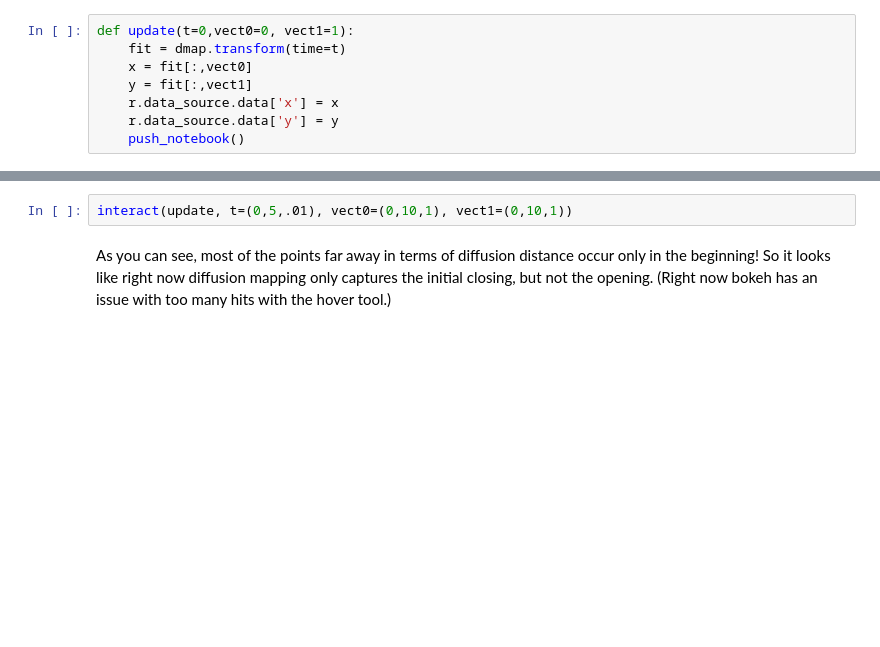
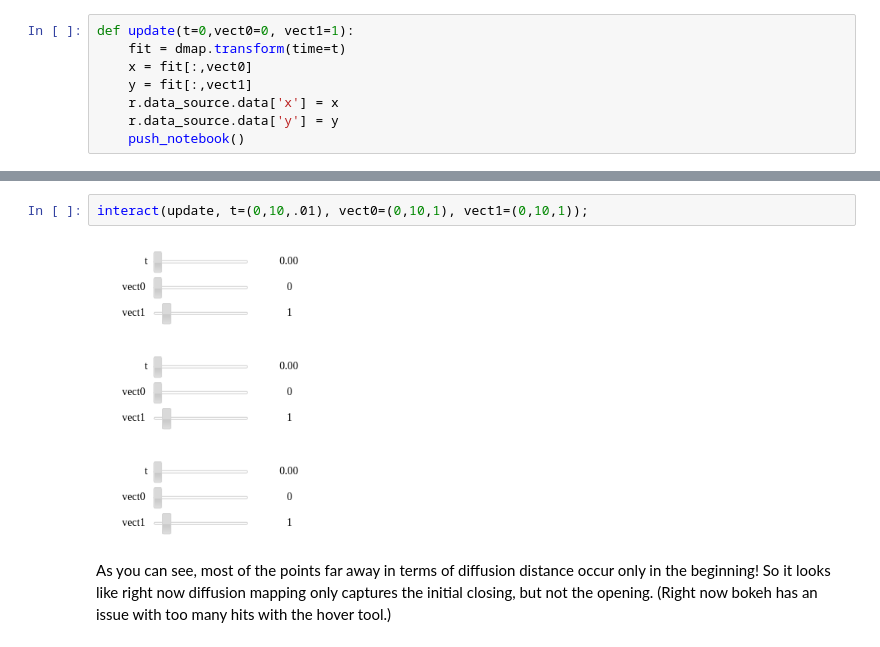
Before and after one commit to jdetle/dimension_reduction, a Jupyter notebook: diffusionMaps/Diffusion_Map_Analysis_of_ADK.ipynb, the cells around one changed output, grey strips where cells are left out. Saved outputs shown, nothing was run; the diff lists cells and outputs as text; blank space fills up the shorter version.

```diff
--- a/diffusionMaps/Diffusion_Map_Analysis_of_ADK.ipynb
+++ b/diffusionMaps/Diffusion_Map_Analysis_of_ADK.ipynb
@@ -118,5 +100,9 @@ show(p)
 # %%
-interact(update, t=(0,5,.01), vect0=(0,10,1), vect1=(0,10,1))
+interact(update, t=(0,10,.01), vect0=(0,10,1), vect1=(0,10,1));
+# %% [output]
+[figure, added]
+[figure, added]
+[figure, added]
 # %% [markdown]
 As you can see, most of the points far away in terms of diffusion distance occur only in the beginning! So it looks like right now diffusion mapping only captures the initial closing, but not the opening. (Right now bokeh has an issue with too many hits with the hover tool.)
 # %%
```
Also changed, not shown: parts of 16 cells of this notebook.
